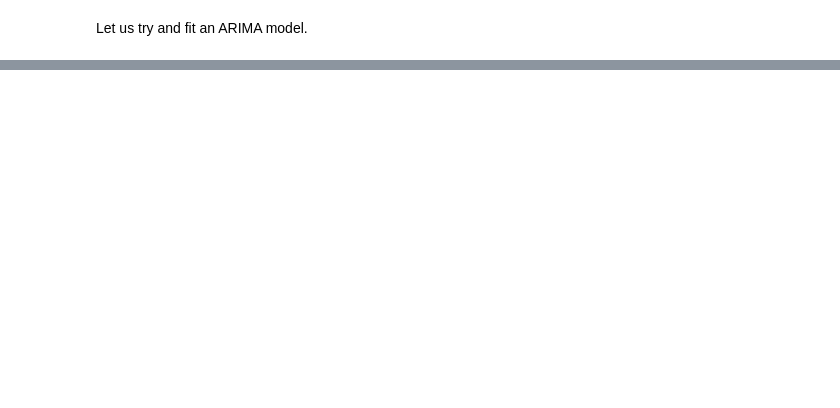
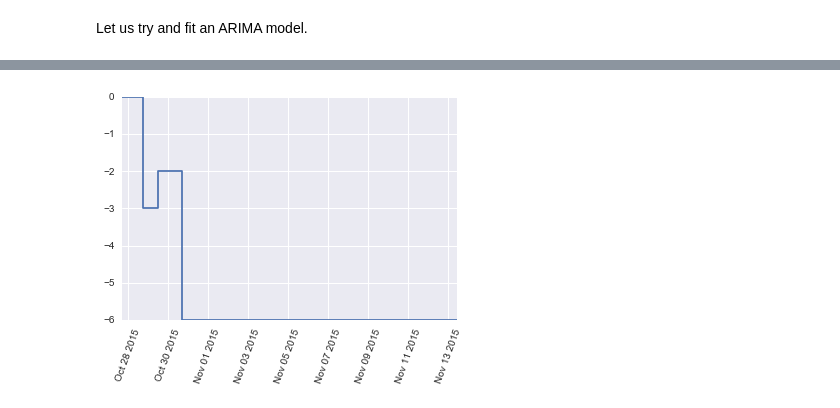
Before and after one commit to Axelrod-Python/An-open-reproducible-framework-for-the-study-of-the-iterated-prisoners-dilemma, a Jupyter notebook: scripts/analysing_the_repository.ipynb, the cells around one changed output, grey strips where cells are left out. Saved outputs shown, nothing was run; the diff lists cells and outputs as text; code cells hidden in the pictures; blank space fills up the shorter version.

```diff
--- a/scripts/analysing_the_repository.ipynb
+++ b/scripts/analysing_the_repository.ipynb
@@ -110,0 +162,7 @@ plt.savefig('number_of_strategies_with_arima_projection.png');
+# %%
+tmp_df = df[(df.Author == "Martin Jones")]
+plt.figure()
+plt.step(list(tmp_df.Dates), tmp_df.Contributions.cumsum(), label=author)
+plt.xticks(rotation=70);
+# %% [output]
+[figure, added]
```
Also changed, not shown: parts of 10 cells of this notebook, 6 other files.
